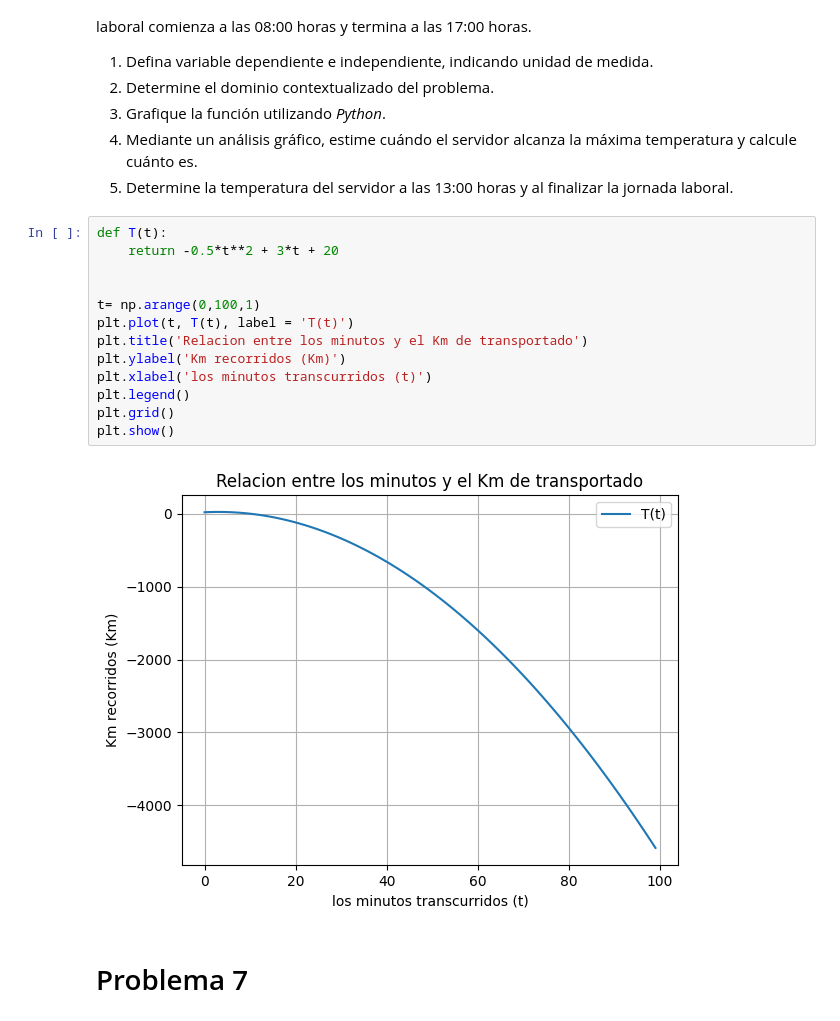
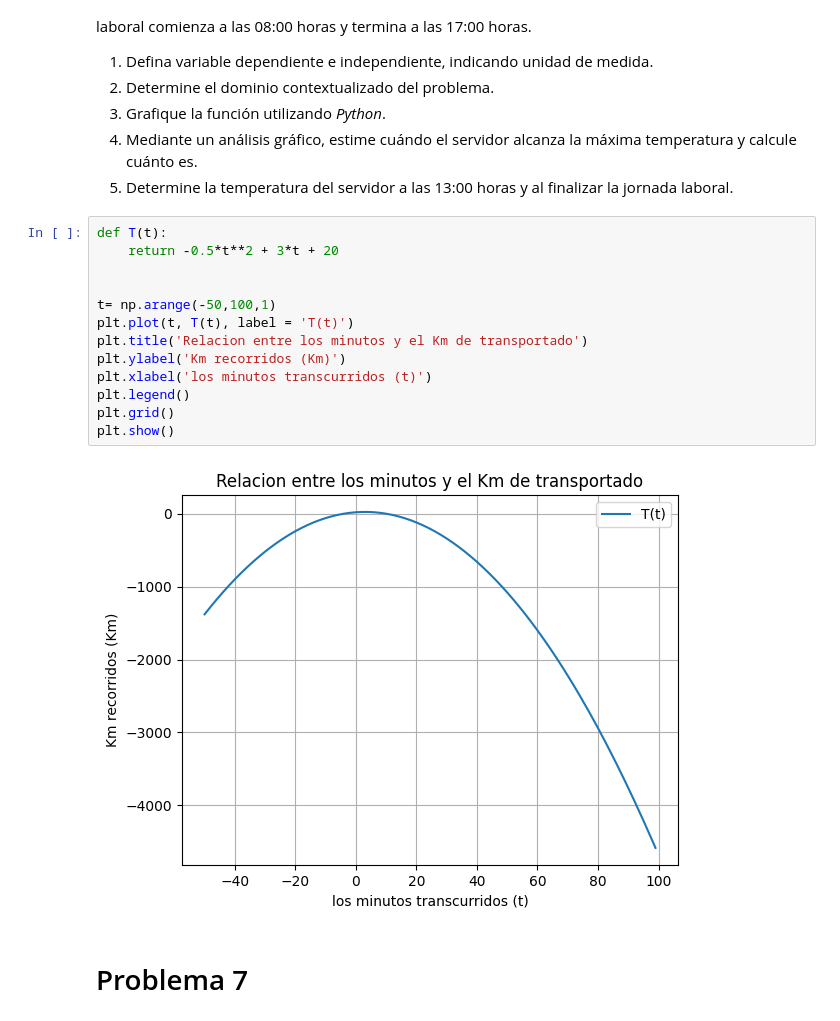
Before and after one commit to Daboddavid/Matematica-aplicada-pitudo, a Jupyter notebook: G1_Funciones 25-8-2026 recuperativa.ipynb, the cells around one changed output. Drawn from its saved outputs; the diff is of its cells as text.

```diff
--- a/G1_Funciones 25-8-2026 recuperativa.ipynb
+++ b/G1_Funciones 25-8-2026 recuperativa.ipynb
@@ -193,18 +205,18 @@ donde $t$ corresponde al tiempo transcurrido (en horas) en un día laboral. Cons
 # %%
 def T(t):
     return -0.5*t**2 + 3*t + 20
 
 
-t= np.arange(0,100,1)
+t= np.arange(-50,100,1)
 plt.plot(t, T(t), label = 'T(t)')
 plt.title('Relacion entre los minutos y el Km de transportado')
 plt.ylabel('Km recorridos (Km)')
 plt.xlabel('los minutos transcurridos (t)')
 plt.legend()
 plt.grid()
 plt.show()
 # %% [output]
-[figure, old version]
+[figure, new version]
 # %% [markdown]
 # Problema 7
 # %% [markdown]
```
Also changed, not shown: parts of 4 cells of this notebook.
